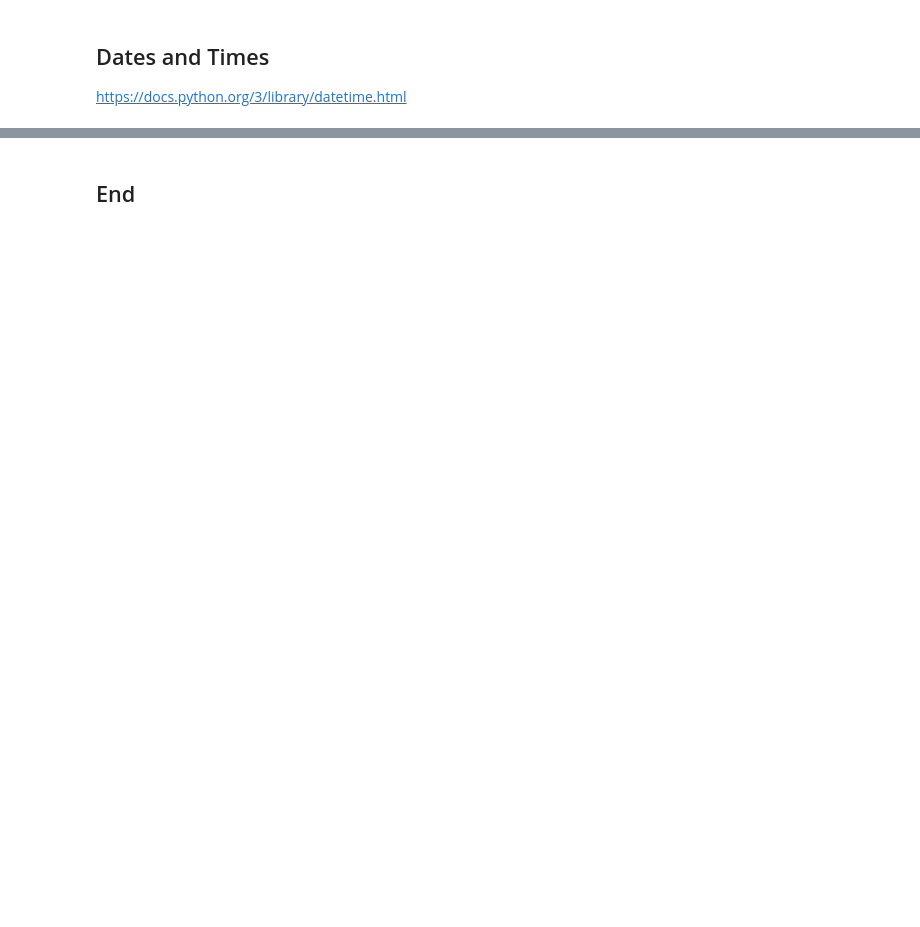
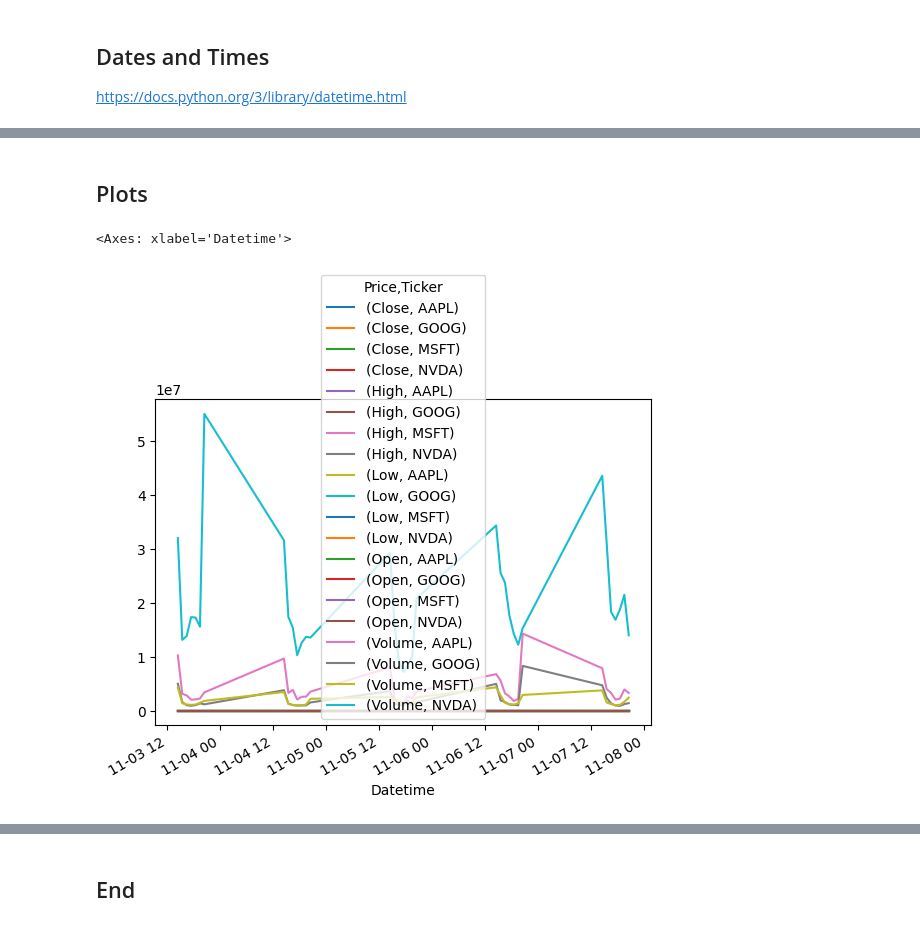
Before and after one commit to ianmcloughlin/computer-infrastructure, a Jupyter notebook: materials/yfinance.ipynb, the cells around one changed output, grey strips where cells are left out. Drawn from its saved outputs; the diff is of its cells as text; code cells hidden in the pictures; blank space fills up the shorter version.

```diff
--- a/materials/yfinance.ipynb
+++ b/materials/yfinance.ipynb
@@ -313,3 +316,11 @@ now.strftime("%Y%m%d-%H%M%S")
 # Save data as CSV.
 # https://pandas.pydata.org/docs/reference/api/pandas.DataFrame.to_csv.html
 df.to_csv("../data/" + dt.datetime.now().strftime("%Y%m%d-%H%M%S") + ".csv")
+# %% [markdown]
+## Plots
+# %%
+# Just call plot() with no arguments and see what happens.
+df.plot()
+# %% [output]
+<Axes: xlabel='Datetime'>
+[figure, added]
```
Also changed, not shown: parts of 21 cells of this notebook, 4 other files.
